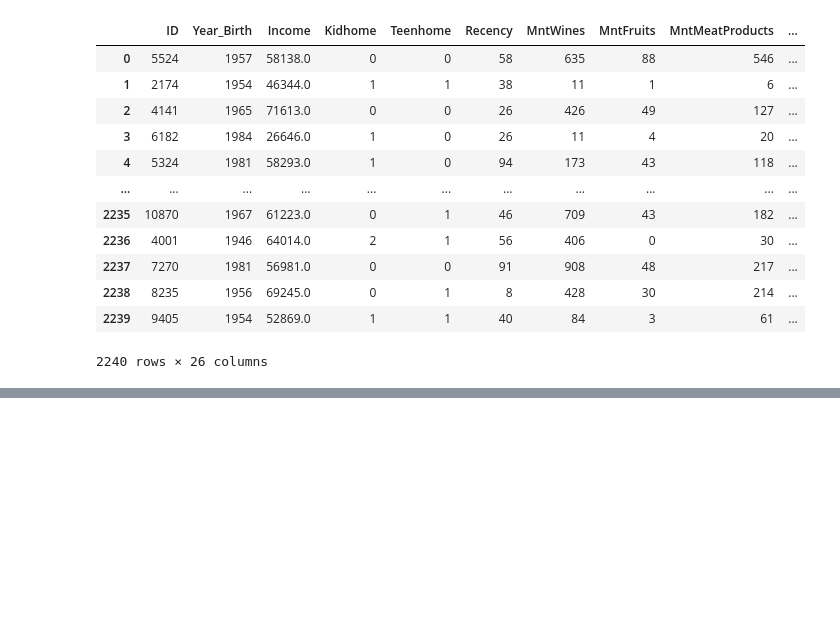
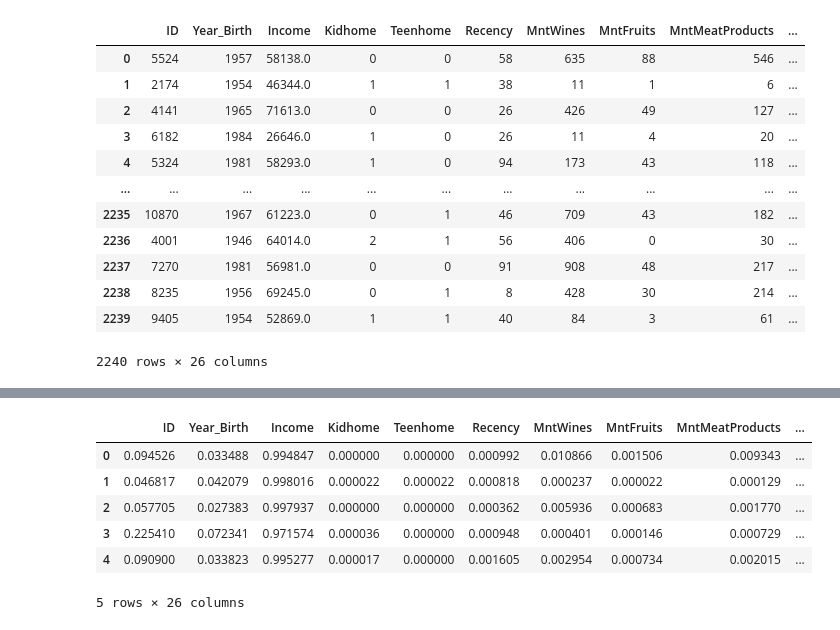
Before and after one commit to samndambuki/ML-Foundations, a Jupyter notebook: Clustering_Lab.ipynb, the cells around one changed output, grey strips where cells are left out. Saved outputs shown, nothing was run; the diff lists cells and outputs as text; code cells hidden in the pictures; blank space fills up the shorter version.

```diff
--- a/Clustering_Lab.ipynb
+++ b/Clustering_Lab.ipynb
@@ -94,0 +111,13 @@ data
+# %%
+from sklearn.preprocessing import normalize
+data_scaled = normalize(data1)
+data_scaled = pd.DataFrame(data_scaled, columns=data1.columns)
+data_scaled.head()
+# %% [output]
+|  | ID | Year_Birth | Income | Kidhome | Teenhome | Recency | MntWines | MntFruits | MntMeatProducts | ... |
+| 0 | 0.094526 | 0.033488 | 0.994847 | 0.000000 | 0.000000 | 0.000992 | 0.010866 | 0.001506 | 0.009343 | ... |
+| 1 | 0.046817 | 0.042079 | 0.998016 | 0.000022 | 0.000022 | 0.000818 | 0.000237 | 0.000022 | 0.000129 | ... |
+| 2 | 0.057705 | 0.027383 | 0.997937 | 0.000000 | 0.000000 | 0.000362 | 0.005936 | 0.000683 | 0.001770 | ... |
+| 3 | 0.225410 | 0.072341 | 0.971574 | 0.000036 | 0.000000 | 0.000948 | 0.000401 | 0.000146 | 0.000729 | ... |
+| 4 | 0.090900 | 0.033823 | 0.995277 | 0.000017 | 0.000000 | 0.001605 | 0.002954 | 0.000734 | 0.002015 | ... |
+5 rows × 26 columns
```
Also changed, not shown: parts of 4 cells of this notebook.
